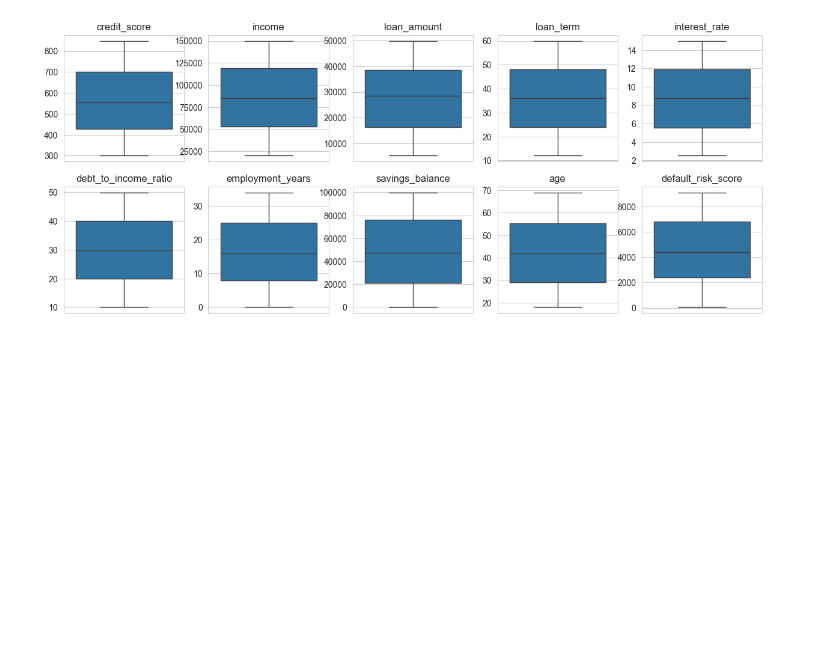
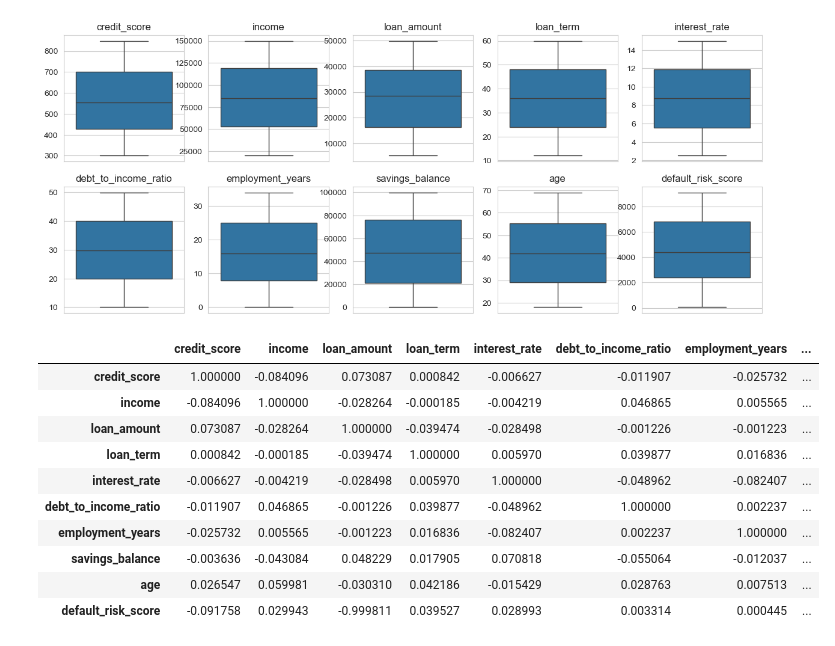
Before and after one commit to WaMuriithi/GroupE_LuxDevDS-AI, a Jupyter notebook: group_project.ipynb, the cells around one changed output. Saved outputs shown, nothing was run; the diff lists cells and outputs as text; code cells hidden in the pictures; blank space fills up the shorter version.

```diff
--- a/group_project.ipynb
+++ b/group_project.ipynb
@@ -129,3 +131,19 @@ for i, col in enumerate(cols):
 plt.show()
 # %% [output]
 [figure]
+# %%
+# Correlations
+pearsons_corr = train.corr()
+pearsons_corr
+# %% [output]
+|  | credit_score | income | loan_amount | loan_term | interest_rate | debt_to_income_ratio | employment_years | ... |
+| credit_score | 1.000000 | -0.084096 | 0.073087 | 0.000842 | -0.006627 | -0.011907 | -0.025732 | ... |
+| income | -0.084096 | 1.000000 | -0.028264 | -0.000185 | -0.004219 | 0.046865 | 0.005565 | ... |
+| loan_amount | 0.073087 | -0.028264 | 1.000000 | -0.039474 | -0.028498 | -0.001226 | -0.001223 | ... |
+| loan_term | 0.000842 | -0.000185 | -0.039474 | 1.000000 | 0.005970 | 0.039877 | 0.016836 | ... |
+| interest_rate | -0.006627 | -0.004219 | -0.028498 | 0.005970 | 1.000000 | -0.048962 | -0.082407 | ... |
+| debt_to_income_ratio | -0.011907 | 0.046865 | -0.001226 | 0.039877 | -0.048962 | 1.000000 | 0.002237 | ... |
+| employment_years | -0.025732 | 0.005565 | -0.001223 | 0.016836 | -0.082407 | 0.002237 | 1.000000 | ... |
+| savings_balance | -0.003636 | -0.043084 | 0.048229 | 0.017905 | 0.070818 | -0.055064 | -0.012037 | ... |
+| age | 0.026547 | 0.059981 | -0.030310 | 0.042186 | -0.015429 | 0.028763 | 0.007513 | ... |
+| default_risk_score | -0.091758 | 0.029943 | -0.999811 | 0.039527 | 0.028993 | 0.003314 | 0.000445 | ... |
```
Also changed, not shown: parts of 15 cells of this notebook.
